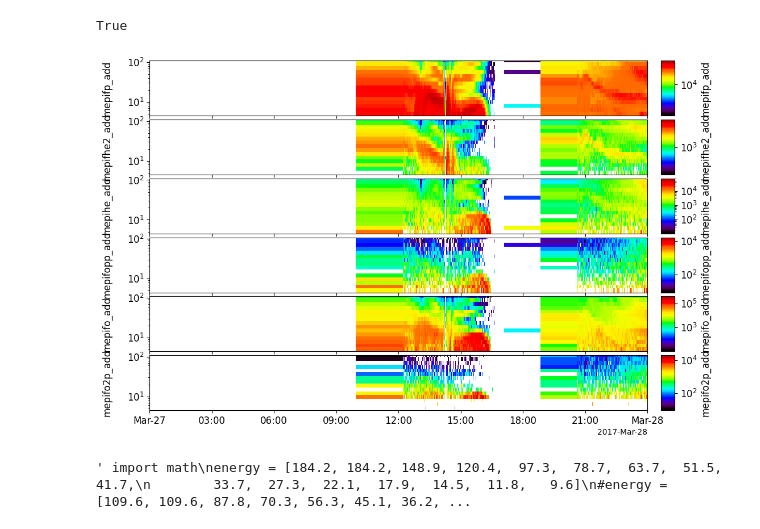
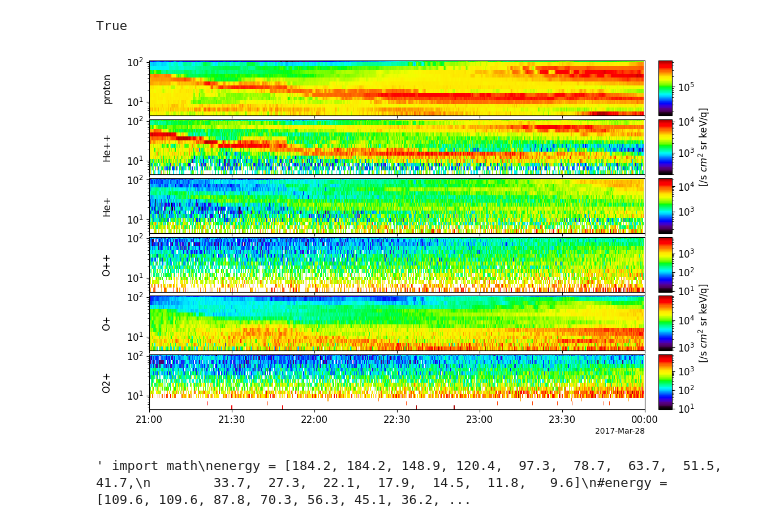
Before and after one commit to JackKTachi/duct_analysis, a Jupyter notebook: basic/func_pressure.ipynb, the cells around one changed output. Drawn from its saved outputs; the diff is of its cells as text; code cells hidden in the pictures.

```diff
--- a/basic/func_pressure.ipynb
+++ b/basic/func_pressure.ipynb
@@ -106,16 +106,16 @@ pytplot.store_data('mepifo2p_add', data={'x':mepifo2p_add['time'] , 'y': mepifo2
 # %% [output]
 True
 # %%
-pytplot.options('mepifp_add', opt_dict={'ylog': 1, 'zlog': True, 'spec': 1})
-pytplot.options('mepifhe2_add', opt_dict={'ylog': 1, 'zlog': True, 'spec': 1})
-pytplot.options('mepihe_add', opt_dict={'ylog': 1, 'zlog': True, 'spec': 1})
-pytplot.options('mepifopp_add', opt_dict={'ylog': 1, 'zlog': True, 'spec': 1})
-pytplot.options('mepifo_add', opt_dict={'ylog': 1, 'zlog': True, 'spec': 1})
-pytplot.options('mepifo2p_add', opt_dict={'ylog': 1, 'zlog': True, 'spec': 1})
-pytplot.xlim(tr[0], tr[1])
+pytplot.options('mepifp_add', opt_dict={'ylog': 1, 'zlog': True, 'spec': 1, 'ytitle': 'proton', 'ztitle': ''})
+pytplot.options('mepifhe2_add', opt_dict={'ylog': 1, 'zlog': True, 'spec': 1, 'ytitle': 'He++', 'ztitle': '[/s $cm^2$ sr keV/q]'})
+pytplot.options('mepihe_add', opt_dict={'ylog': 1, 'zlog': True, 'spec': 1, 'ytitle': 'He+', 'ztitle': ''})
+pytplot.options('mepifopp_add', opt_dict={'ylog': 1, 'zlog': True, 'spec': 1, 'ytitle': 'O++', 'ztitle': ''})
+pytplot.options('mepifo_add', opt_dict={'ylog': 1, 'zlog': True, 'spec': 1, 'ytitle': 'O+', 'ztitle': '[/s $cm^2$ sr keV/q]'})
+pytplot.options('mepifo2p_add', opt_dict={'ylog': 1, 'zlog': True, 'spec': 1, 'ytitle': 'O2+', 'ztitle': ''})
+pytplot.xlim('2017-03-27 21:00:00', '2017-03-28 00:00:00')
 pytplot.tplot(['mepifp_add', 'mepifhe2_add', 'mepihe_add', 'mepifopp_add', 'mepifo_add', 'mepifo2p_add'])
 # %% [output]
-[figure, old version]
+[figure, new version]
 # %%
 """ import math
 energy = [184.2, 184.2, 148.9, 120.4,  97.3,  78.7,  63.7,  51.5,  41.7,
```
Also changed, not shown: parts of 5 cells of this notebook, 1 other file.
